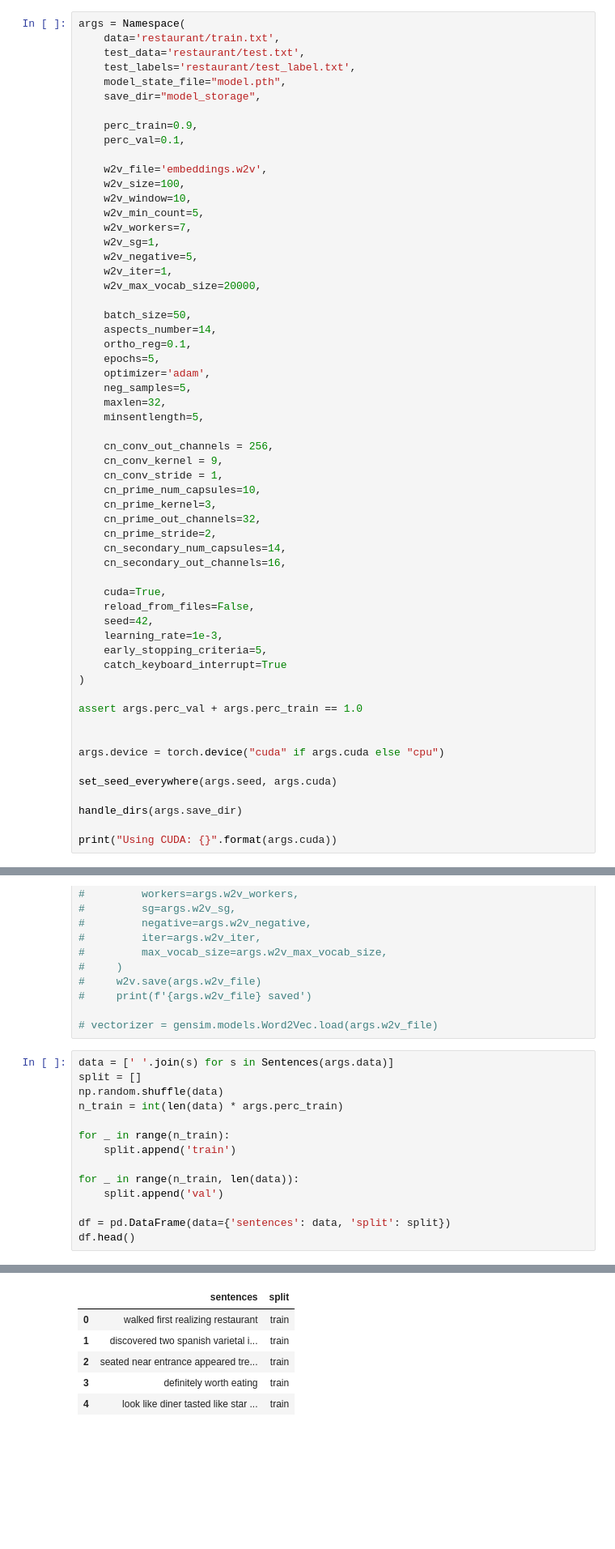
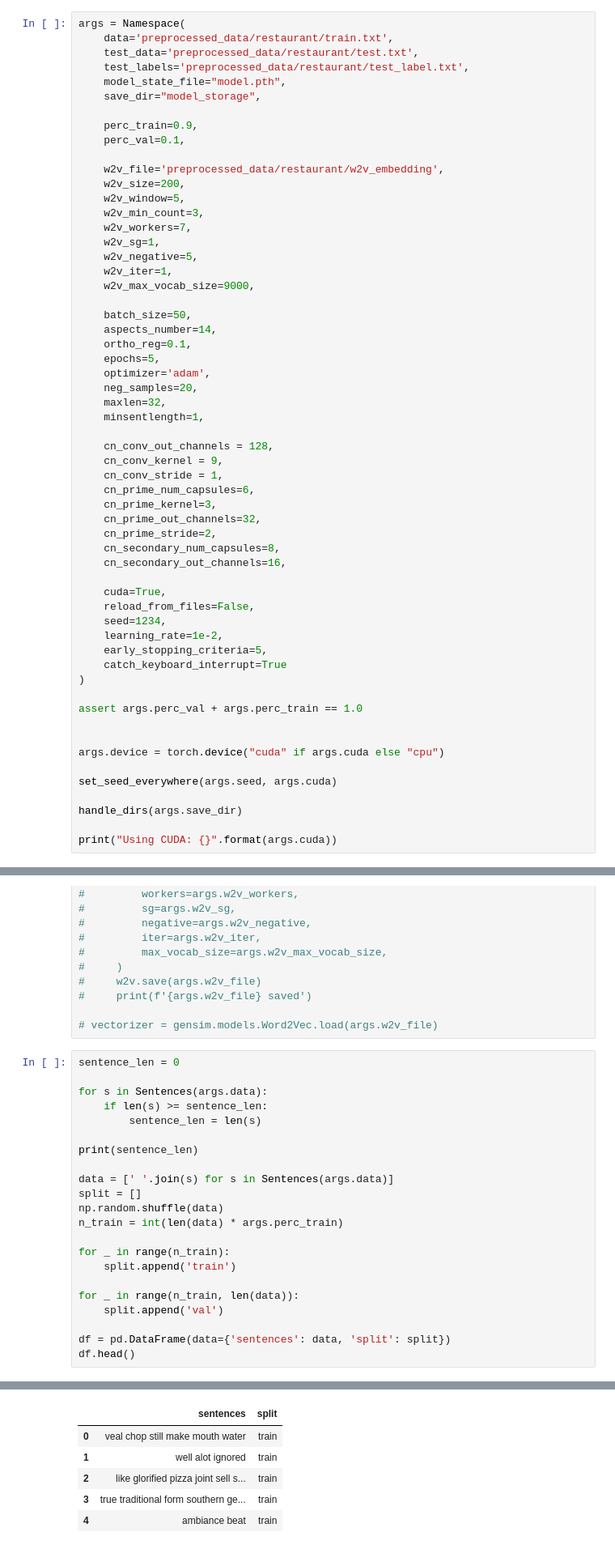
Before and after one commit to KirillKrasikov/Attention-And-Capsule-Based-Aspect-Extraction, a Jupyter notebook: CBAE.ipynb, the cells around one changed output, grey strips where cells are left out. Shown at 81% size. Saved outputs shown, nothing was run; the diff lists cells and outputs as text; blank space fills up the shorter version.

```diff
--- a/CBAE.ipynb
+++ b/CBAE.ipynb
@@ -608,48 +609,48 @@ def update_train_state(args, model, train_state):
     return train_state
 # %%
 args = Namespace(
-    data='restaurant/train.txt',
-    test_data='restaurant/test.txt',
-    test_labels='restaurant/test_label.txt',
+    data='preprocessed_data/restaurant/train.txt',
+    test_data='preprocessed_data/restaurant/test.txt',
+    test_labels='preprocessed_data/restaurant/test_label.txt',
     model_state_file="model.pth",
     save_dir="model_storage",
 
     perc_train=0.9,
     perc_val=0.1,
 
-    w2v_file='embeddings.w2v',
-    w2v_size=100,
-    w2v_window=10,
-    w2v_min_count=5,
+    w2v_file='preprocessed_data/restaurant/w2v_embedding',
+    w2v_size=200,
+    w2v_window=5,
+    w2v_min_count=3,
     w2v_workers=7,
     w2v_sg=1,
     w2v_negative=5,
     w2v_iter=1,
-    w2v_max_vocab_size=20000,
+    w2v_max_vocab_size=9000,
 
     batch_size=50,
     aspects_number=14,
     ortho_reg=0.1,
     epochs=5,
     optimizer='adam',
-    neg_samples=5,
+    neg_samples=20,
     maxlen=32,
-    minsentlength=5,
+    minsentlength=1,
 
-    cn_conv_out_channels = 256,
+    cn_conv_out_channels = 128,
     cn_conv_kernel = 9,
     cn_conv_stride = 1,
-    cn_prime_num_capsules=10,
+    cn_prime_num_capsules=6,
     cn_prime_kernel=3,
     cn_prime_out_channels=32,
     cn_prime_stride=2,
-    cn_secondary_num_capsules=14,
+    cn_secondary_num_capsules=8,
     cn_secondary_out_channels=16,
 
     cuda=True,
     reload_from_files=False,
-    seed=42,
-    learning_rate=1e-3,
+    seed=1234,
+    learning_rate=1e-2,
     early_stopping_criteria=5,
     catch_keyboard_interrupt=True
 )
@@ -688,6 +689,14 @@ Using CUDA: True
 
 # vectorizer = gensim.models.Word2Vec.load(args.w2v_file)
 # %%
+sentence_len = 0
+
+for s in Sentences(args.data):
+    if len(s) >= sentence_len:
+        sentence_len = len(s)
+
+print(sentence_len)
+
 data = [' '.join(s) for s in Sentences(args.data)]
 split = []
 np.random.shuffle(data)
@@ -705,9 +715,9 @@ df.head()
 |  | sentences | split |
-| 0 | walked first realizing restaurant | train |
-| 1 | discovered two spanish varietal i... | train |
-| 2 | seated near entrance appeared tre... | train |
-| 3 | definitely worth eating | train |
-| 4 | look like diner tasted like star ... | train |
+| 0 | veal chop still make mouth water | train |
+| 1 | well alot ignored | train |
+| 2 | like glorified pizza joint sell s... | train |
+| 3 | true traditional form southern ge... | train |
+| 4 | ambiance beat | train |
 # %%
 dataset = SentenseDataset.load_dataset_and_make_vectorizer(df, args.maxlen)
 vectorizer = dataset.get_vectorizer()
```
Also changed, not shown: parts of 11 cells of this notebook.
